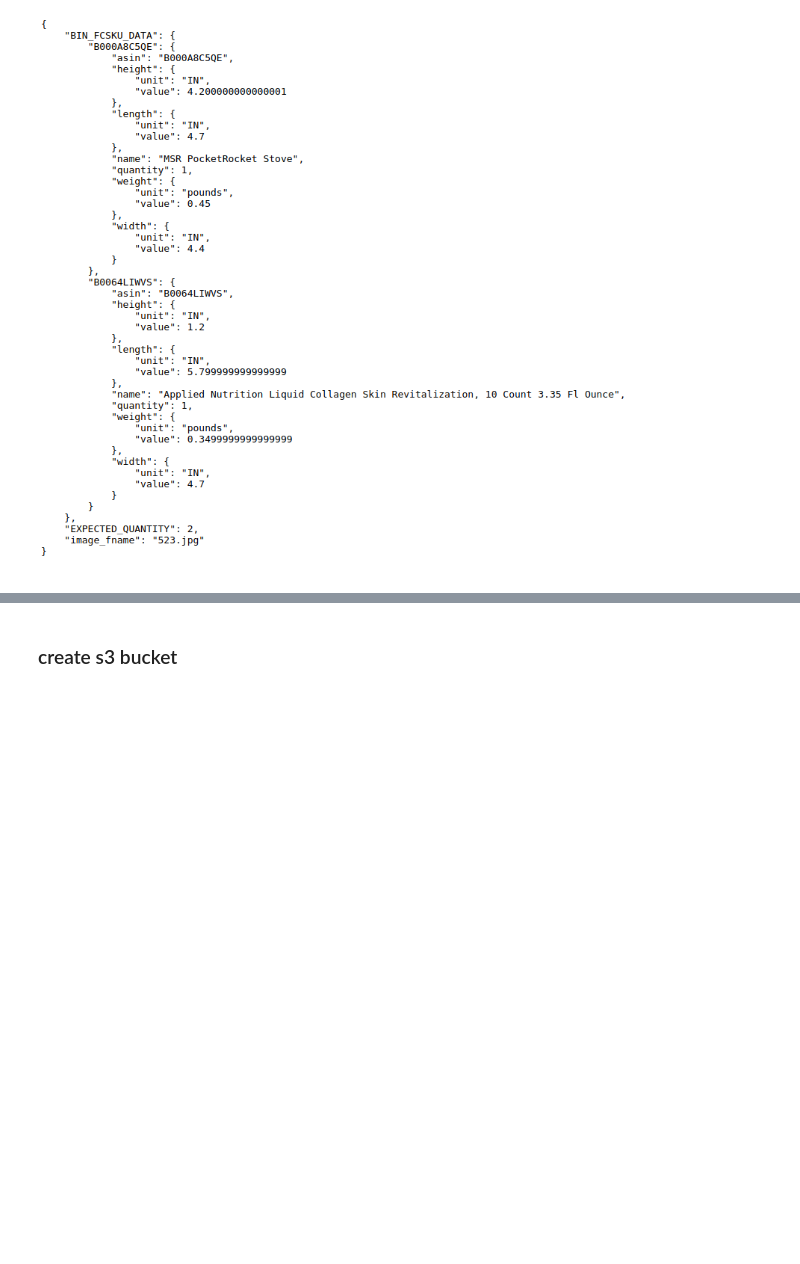
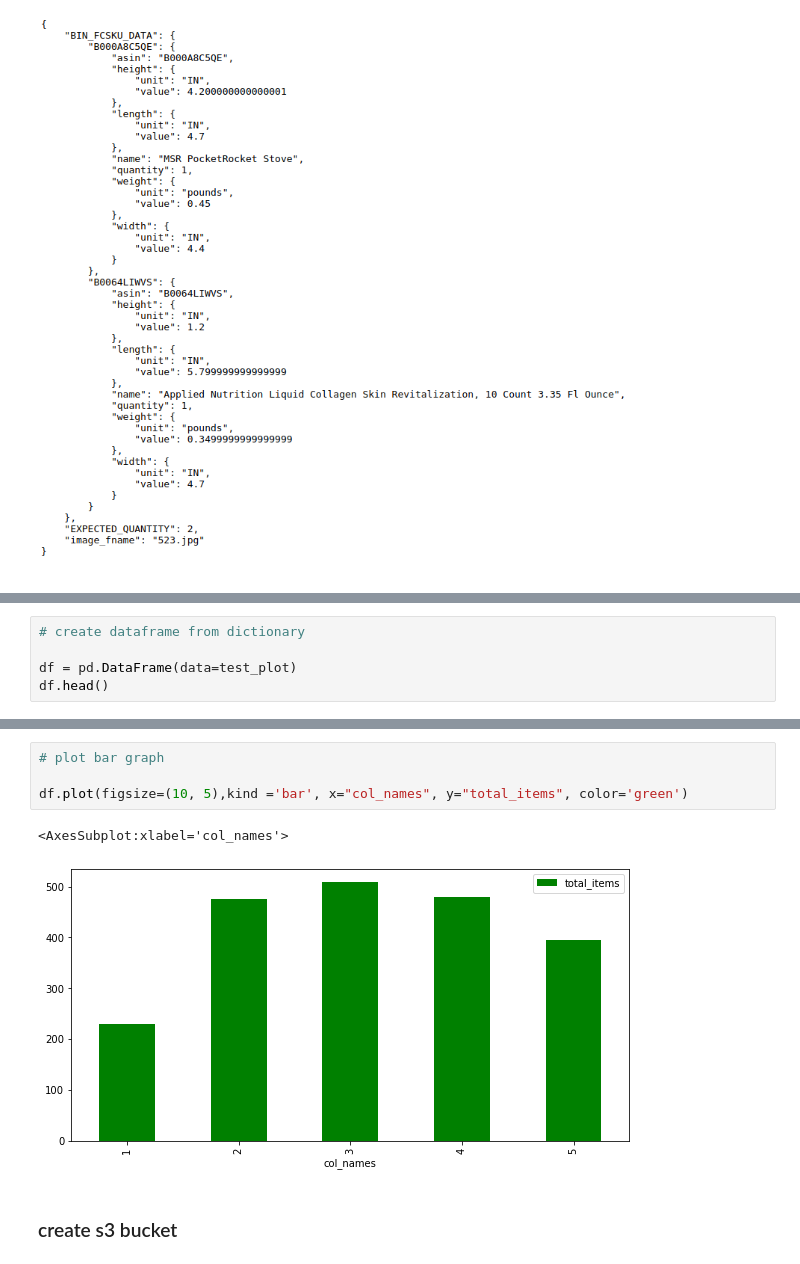
Before and after one commit to iKwesi/AWS-ML-ENGINEER, a Jupyter notebook: Inventory-Monitoring-Captsone/sagemaker.ipynb, the cells around one changed output, grey strips where cells are left out. Saved outputs shown, nothing was run; the diff lists cells and outputs as text; blank space fills up the shorter version.

```diff
--- a/Inventory-Monitoring-Captsone/sagemaker.ipynb
+++ b/Inventory-Monitoring-Captsone/sagemaker.ipynb
@@ -157,0 +221,5 @@ Image.open(r"metadata.png")
+# %%
+# create dataframe from dictionary
+
+df = pd.DataFrame(data=test_plot)
+df.head()
@@ -158,3 +233,10 @@ Image.open(r"metadata.png")
+# %%
+# plot bar graph
+
+df.plot(figsize=(10, 5),kind ='bar', x="col_names", y="total_items", color='green')
+# %% [output]
+<AxesSubplot:xlabel='col_names'>
+[figure, added]
 # %% [markdown]
 ### create s3 bucket
 # %%
```
Also changed, not shown: parts of 22 cells of this notebook.
